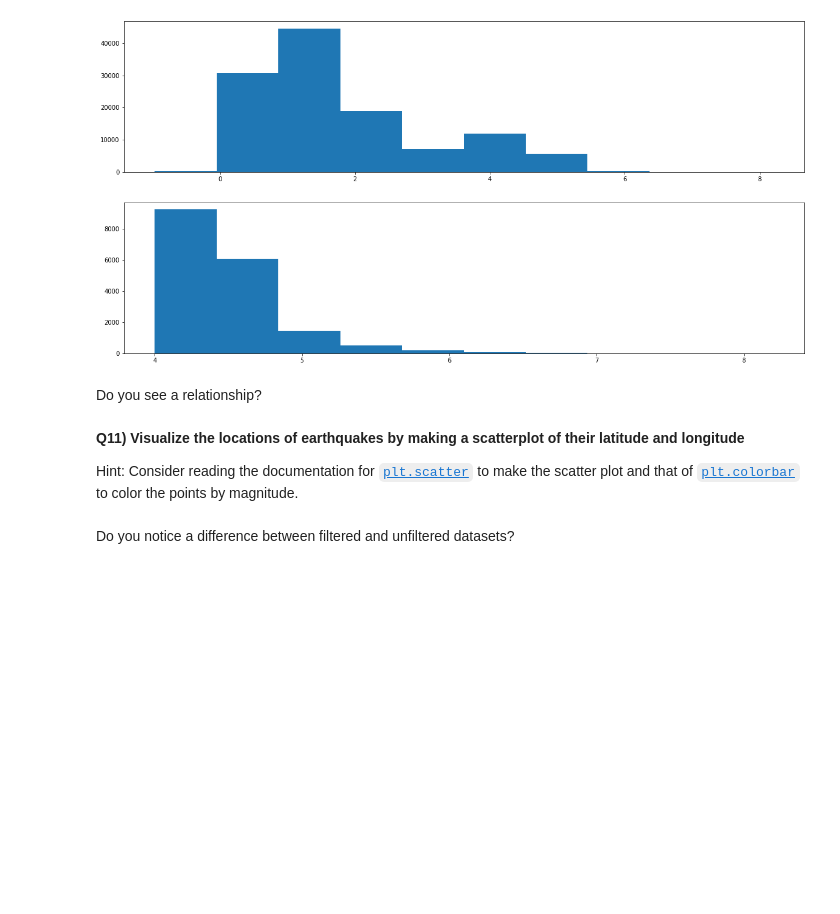
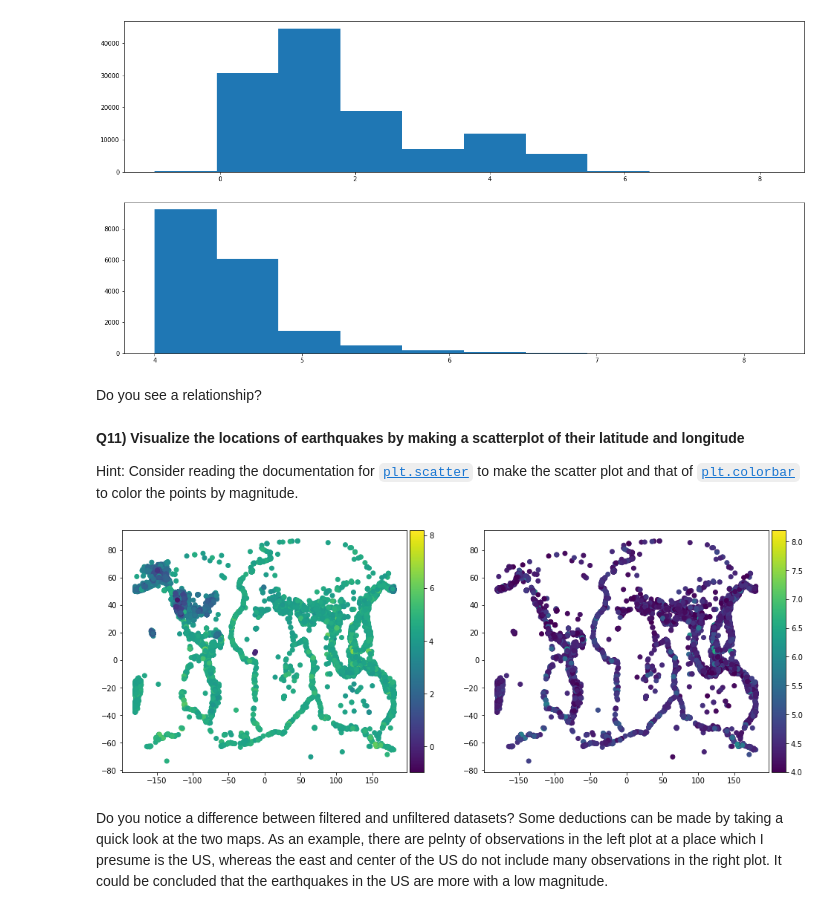
Before and after one commit to yasminghd/2022_ML_Earth_Env_Sci, a Jupyter notebook: Lab_Notebooks/S1_4_Pandas.ipynb, the cells around one changed output. Saved outputs shown, nothing was run; the diff lists cells and outputs as text; code cells hidden in the pictures; blank space fills up the shorter version.

```diff
--- a/Lab_Notebooks/S1_4_Pandas.ipynb
+++ b/Lab_Notebooks/S1_4_Pandas.ipynb
@@ -1025,2 +1021,22 @@ Hint: Consider reading the documentation for [`plt.scatter`](https://matplotlib.
-# %% [markdown]
-Do you notice a difference between filtered and unfiltered datasets?
+# %%
+# You can use a two-column subplot with
+# both the filtered/unfiltered datasets
+# to facilitate their comparison.
+from mpl_toolkits.axes_grid1 import make_axes_locatable
+
+fig = plt.figure(figsize=(16, 6))
+ax1 = fig.add_subplot(121)
+im1 = ax1.scatter(df['longitude'], df['latitude'], c = df['mag'])
+divider = make_axes_locatable(ax1)
+cax = divider.append_axes('right', size='5%', pad=0.05)
+fig.colorbar(im1, cax=cax, orientation='vertical')
+ax2 = fig.add_subplot(122)
+im2 = ax2.scatter(big_eq['longitude'], big_eq['latitude'], c = big_eq['mag'])
+divider = make_axes_locatable(ax2)
+cax = divider.append_axes('right', size='5%', pad=0.05)
+fig.colorbar(im2, cax=cax, orientation='vertical');
+# %% [output]
+[figure, added]
+# %% [markdown]
+Do you notice a difference between filtered and unfiltered datasets?
+Some deductions can be made by taking a quick look at the two maps. As an example, there are pelnty of observations in the left plot at a place which I presume is the US, whereas the east and center of the US do not include many observations in the right plot. It could be concluded that the earthquakes in the US are more with a low magnitude.
```
Also changed, not shown: parts of 1 cell of this notebook.
